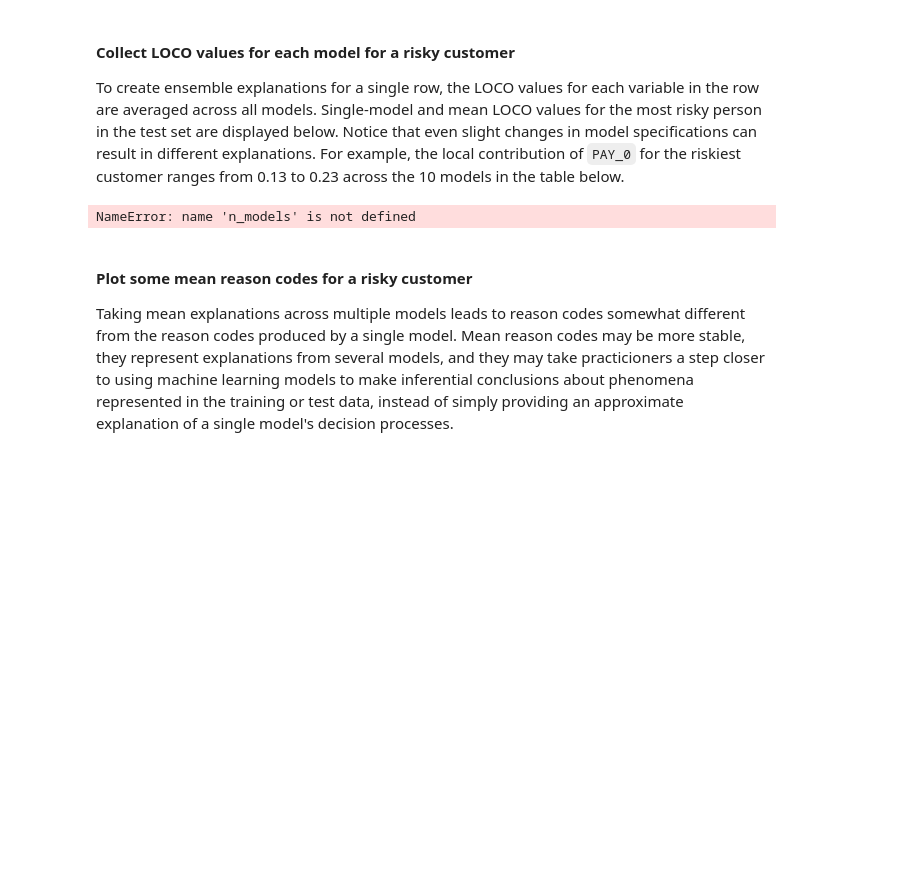
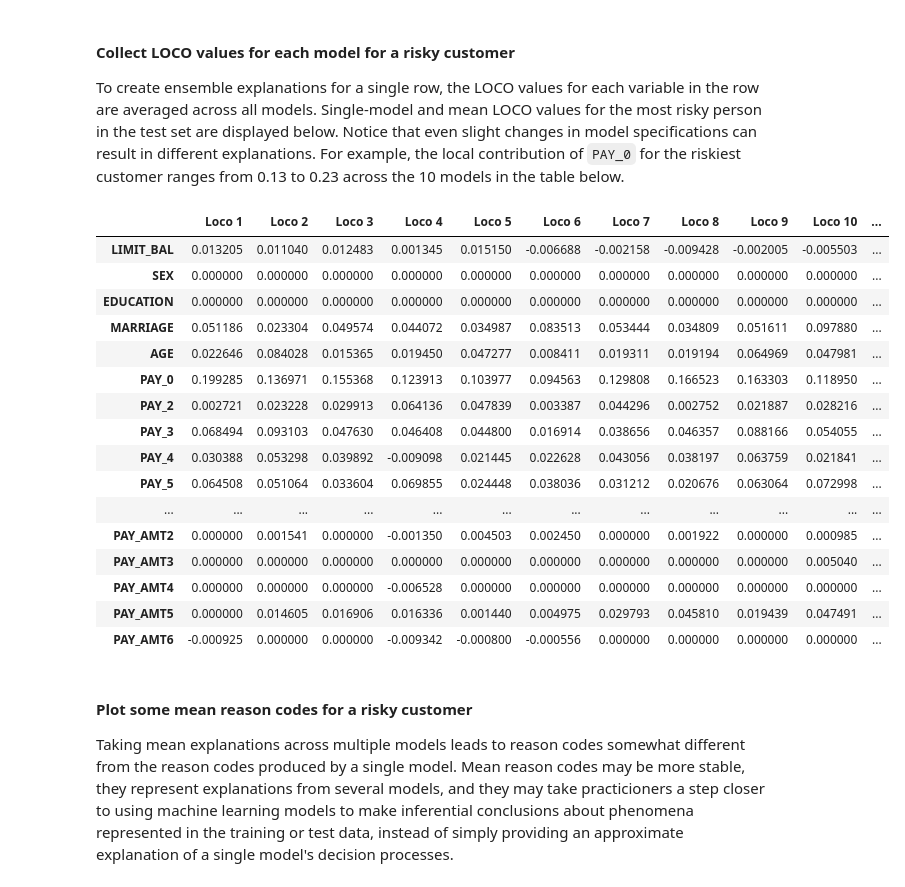
Before and after one commit to jphall663/interpretable_machine_learning_with_python, a Jupyter notebook: dt_surrogate_loco.ipynb, the cells around one changed output. Saved outputs shown, nothing was run; the diff lists cells and outputs as text; code cells hidden in the pictures; blank space fills up the shorter version.

```diff
--- a/dt_surrogate_loco.ipynb
+++ b/dt_surrogate_loco.ipynb
@@ -596,37 +596,59 @@ To create ensemble explanations for a single row, the LOCO values for each varia
 risky_loco_frames = []
 
 # column names for Pandas DataFrame of combined LOCO prediction
 col_names = ['Loco ' + str(i) for i in range(1, n_models + 1)]
 
 # for each new model ...
 for i in range(0, n_models):
 
     # collect LOCO for that model and a specific row
     # as a column vector in a Pandas DataFrame
     preds = pred_frames[i]
     risky_loco_frames.append(preds[preds['ID'] == int(percentile_dict[99]), :] # row for risky person
                              .as_data_frame()                                  # convert to Pandas
                              .drop(['ID', yhat], axis=1)                       # drop predictions and row ID
                              .T)                                               # Transpose into column vector
 
 # bind LOCO for each row as column vectors
 # into the same Pandas DataFrame
 loco_ensemble = pd.concat(risky_loco_frames, axis=1)
 
 # update column names
 loco_ensemble.columns = col_names
+
+# mean local importance across models
 loco_ensemble['Mean Local Importance'] = loco_ensemble.mean(axis=1)
-loco_ensemble['Std. Dev. Local Importance'] = loco_ensemble.std(axis=1)
 
 # scale contribs
-print(scaler = (test_yhat[test_yhat['ID'] == int(percentile_dict[99]), yhat] - y_0) / loco_ensemble['Mean Local Importance'].sum())
-#loco_ensemble['Scaled Mean Local Importance'] = scaler * loco_ensemble['Mean Local Importance']
+scaler = (test_yhat[test_yhat['ID'] == int(percentile_dict[99]), yhat] - y_0) /\
+    (loco_ensemble['Mean Local Importance'].sum())
+loco_ensemble['Scaled Mean Local Importance'] = loco_ensemble['Mean Local Importance'] * scaler[0, 0]
 
+# std deviation
+loco_ensemble['Std. Dev. Local Importance'] = loco_ensemble\
+                                              .drop('Scaled Mean Local Importance', axis=1)\
+                                              .std(axis=1)
 
 # display
 loco_ensemble
 # %% [output]
-NameError: name 'n_models' is not defined
+|  | Loco 1 | Loco 2 | Loco 3 | Loco 4 | Loco 5 | Loco 6 | Loco 7 | Loco 8 | Loco 9 | Loco 10 | ... |
+| LIMIT_BAL | 0.013205 | 0.011040 | 0.012483 | 0.001345 | 0.015150 | -0.006688 | -0.002158 | -0.009428 | -0.002005 | -0.005503 | ... |
+| SEX | 0.000000 | 0.000000 | 0.000000 | 0.000000 | 0.000000 | 0.000000 | 0.000000 | 0.000000 | 0.000000 | 0.000000 | ... |
+| EDUCATION | 0.000000 | 0.000000 | 0.000000 | 0.000000 | 0.000000 | 0.000000 | 0.000000 | 0.000000 | 0.000000 | 0.000000 | ... |
+| MARRIAGE | 0.051186 | 0.023304 | 0.049574 | 0.044072 | 0.034987 | 0.083513 | 0.053444 | 0.034809 | 0.051611 | 0.097880 | ... |
+| AGE | 0.022646 | 0.084028 | 0.015365 | 0.019450 | 0.047277 | 0.008411 | 0.019311 | 0.019194 | 0.064969 | 0.047981 | ... |
+| PAY_0 | 0.199285 | 0.136971 | 0.155368 | 0.123913 | 0.103977 | 0.094563 | 0.129808 | 0.166523 | 0.163303 | 0.118950 | ... |
+| PAY_2 | 0.002721 | 0.023228 | 0.029913 | 0.064136 | 0.047839 | 0.003387 | 0.044296 | 0.002752 | 0.021887 | 0.028216 | ... |
+| PAY_3 | 0.068494 | 0.093103 | 0.047630 | 0.046408 | 0.044800 | 0.016914 | 0.038656 | 0.046357 | 0.088166 | 0.054055 | ... |
+| PAY_4 | 0.030388 | 0.053298 | 0.039892 | -0.009098 | 0.021445 | 0.022628 | 0.043056 | 0.038197 | 0.063759 | 0.021841 | ... |
+| PAY_5 | 0.064508 | 0.051064 | 0.033604 | 0.069855 | 0.024448 | 0.038036 | 0.031212 | 0.020676 | 0.063064 | 0.072998 | ... |
+| ... | ... | ... | ... | ... | ... | ... | ... | ... | ... | ... | ... |
+| PAY_AMT2 | 0.000000 | 0.001541 | 0.000000 | -0.001350 | 0.004503 | 0.002450 | 0.000000 | 0.001922 | 0.000000 | 0.000985 | ... |
+| PAY_AMT3 | 0.000000 | 0.000000 | 0.000000 | 0.000000 | 0.000000 | 0.000000 | 0.000000 | 0.000000 | 0.000000 | 0.005040 | ... |
+| PAY_AMT4 | 0.000000 | 0.000000 | 0.000000 | -0.006528 | 0.000000 | 0.000000 | 0.000000 | 0.000000 | 0.000000 | 0.000000 | ... |
+| PAY_AMT5 | 0.000000 | 0.014605 | 0.016906 | 0.016336 | 0.001440 | 0.004975 | 0.029793 | 0.045810 | 0.019439 | 0.047491 | ... |
+| PAY_AMT6 | -0.000925 | 0.000000 | 0.000000 | -0.009342 | -0.000800 | -0.000556 | 0.000000 | 0.000000 | 0.000000 | 0.000000 | ... |
 # %% [markdown]
 #### Plot some mean reason codes for a risky customer
 Taking mean explanations across multiple models leads to reason codes somewhat different from the reason codes produced by a single model. Mean reason codes may be more stable, they represent explanations from several models, and they may take practicioners a step closer to using machine learning models to make inferential conclusions about phenomena represented in the training or test data, instead of simply providing an approximate explanation of a single model's decision processes.
```
Also changed, not shown: parts of 5 cells of this notebook, 1 other file.
